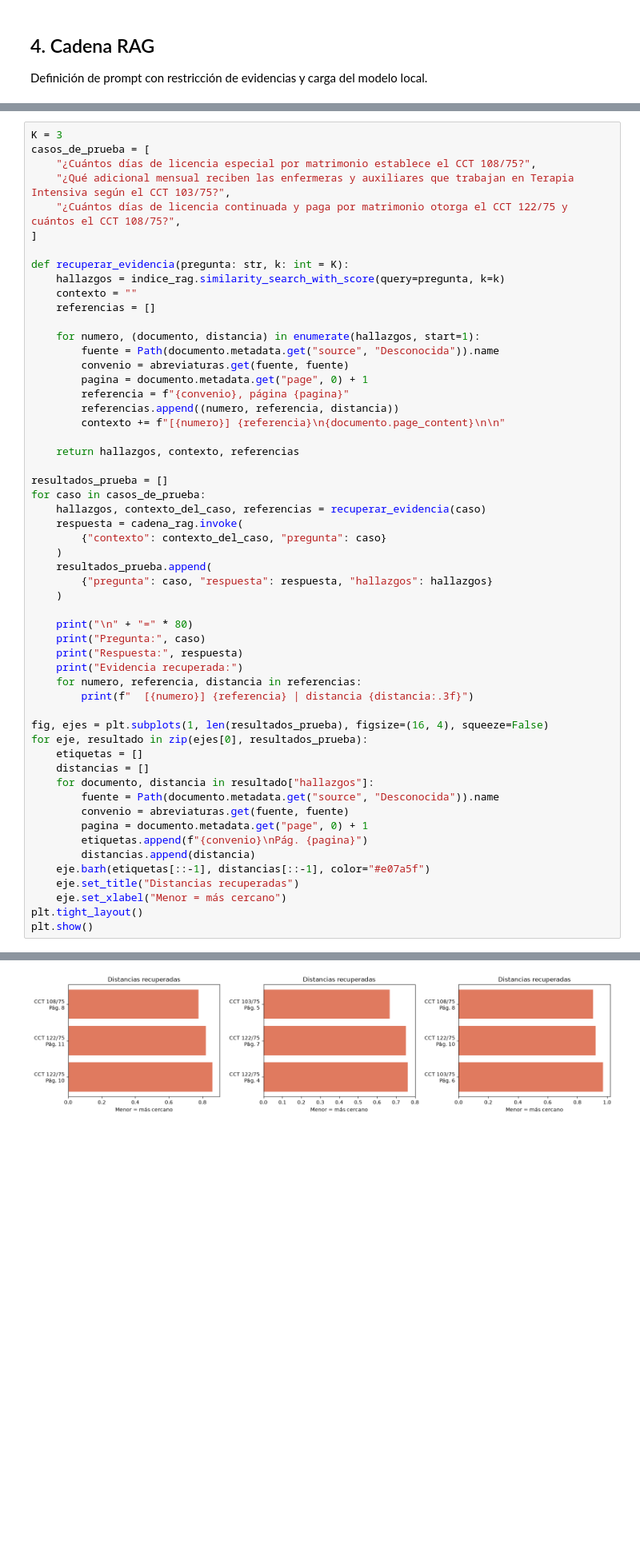
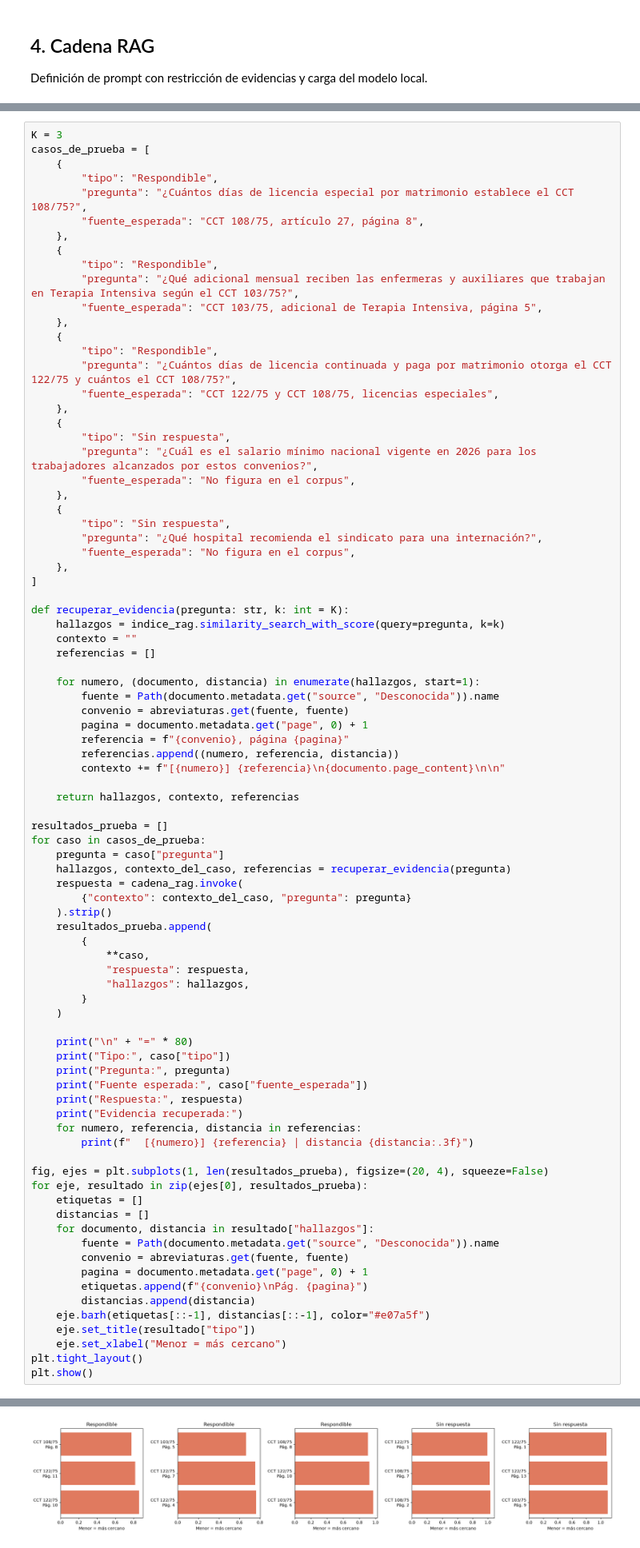
Before and after one commit to leandrojoaquinmontana/Trabajo-Integrador-2-RAG, a Jupyter notebook: Trabajo_Integrador_2_CCT_Sanidad_3Docs.ipynb, the cells around one changed output, grey strips where cells are left out. Shown at 80% size. Saved outputs shown, nothing was run; the diff lists cells and outputs as text; blank space fills up the shorter version.

```diff
--- a/Trabajo_Integrador_2_CCT_Sanidad_3Docs.ipynb
+++ b/Trabajo_Integrador_2_CCT_Sanidad_3Docs.ipynb
@@ -274,9 +274,31 @@ La distancia de Chroma sirve para ordenar candidatos, no es una probabilidad ni
 # %%
 K = 3
 casos_de_prueba = [
-    "¿Cuántos días de licencia especial por matrimonio establece el CCT 108/75?",
-    "¿Qué adicional mensual reciben las enfermeras y auxiliares que trabajan en Terapia Intensiva según el CCT 103/75?",
-    "¿Cuántos días de licencia continuada y paga por matrimonio otorga el CCT 122/75 y cuántos el CCT 108/75?",
+    {
+        "tipo": "Respondible",
+        "pregunta": "¿Cuántos días de licencia especial por matrimonio establece el CCT 108/75?",
+        "fuente_esperada": "CCT 108/75, artículo 27, página 8",
+    },
+    {
+        "tipo": "Respondible",
+        "pregunta": "¿Qué adicional mensual reciben las enfermeras y auxiliares que trabajan en Terapia Intensiva según el CCT 103/75?",
+        "fuente_esperada": "CCT 103/75, adicional de Terapia Intensiva, página 5",
+    },
+    {
+        "tipo": "Respondible",
+        "pregunta": "¿Cuántos días de licencia continuada y paga por matrimonio otorga el CCT 122/75 y cuántos el CCT 108/75?",
+        "fuente_esperada": "CCT 122/75 y CCT 108/75, licencias especiales",
+    },
+    {
+        "tipo": "Sin respuesta",
+        "pregunta": "¿Cuál es el salario mínimo nacional vigente en 2026 para los trabajadores alcanzados por estos convenios?",
+        "fuente_esperada": "No figura en el corpus",
+    },
+    {
+        "tipo": "Sin respuesta",
+        "pregunta": "¿Qué hospital recomienda el sindicato para una internación?",
+        "fuente_esperada": "No figura en el corpus",
+    },
 ]
 
 def recuperar_evidencia(pregunta: str, k: int = K):
@@ -296,22 +318,29 @@ def recuperar_evidencia(pregunta: str, k: int = K):
 
 resultados_prueba = []
 for caso in casos_de_prueba:
-    hallazgos, contexto_del_caso, referencias = recuperar_evidencia(caso)
+    pregunta = caso["pregunta"]
+    hallazgos, contexto_del_caso, referencias = recuperar_evidencia(pregunta)
     respuesta = cadena_rag.invoke(
-        {"contexto": contexto_del_caso, "pregunta": caso}
-    )
+        {"contexto": contexto_del_caso, "pregunta": pregunta}
+    ).strip()
     resultados_prueba.append(
-        {"pregunta": caso, "respuesta": respuesta, "hallazgos": hallazgos}
+        {
+            **caso,
+            "respuesta": respuesta,
+            "hallazgos": hallazgos,
+        }
     )
 
     print("\n" + "=" * 80)
-    print("Pregunta:", caso)
+    print("Tipo:", caso["tipo"])
+    print("Pregunta:", pregunta)
+    print("Fuente esperada:", caso["fuente_esperada"])
     print("Respuesta:", respuesta)
     print("Evidencia recuperada:")
     for numero, referencia, distancia in referencias:
         print(f"  [{numero}] {referencia} | distancia {distancia:.3f}")
 
-fig, ejes = plt.subplots(1, len(resultados_prueba), figsize=(16, 4), squeeze=False)
+fig, ejes = plt.subplots(1, len(resultados_prueba), figsize=(20, 4), squeeze=False)
 for eje, resultado in zip(ejes[0], resultados_prueba):
     etiquetas = []
     distancias = []
@@ -322,7 +351,7 @@ for eje, resultado in zip(ejes[0], resultados_prueba):
         etiquetas.append(f"{convenio}\nPág. {pagina}")
         distancias.append(distancia)
     eje.barh(etiquetas[::-1], distancias[::-1], color="#e07a5f")
-    eje.set_title("Distancias recuperadas")
+    eje.set_title(resultado["tipo"])
     eje.set_xlabel("Menor = más cercano")
 plt.tight_layout()
 plt.show()
@@ -347 +376 @@ Evidencia recuperada:
-[figure, old version]
+[figure, new version]
```
Also changed, not shown: parts of 4 cells of this notebook, 2 other files.
